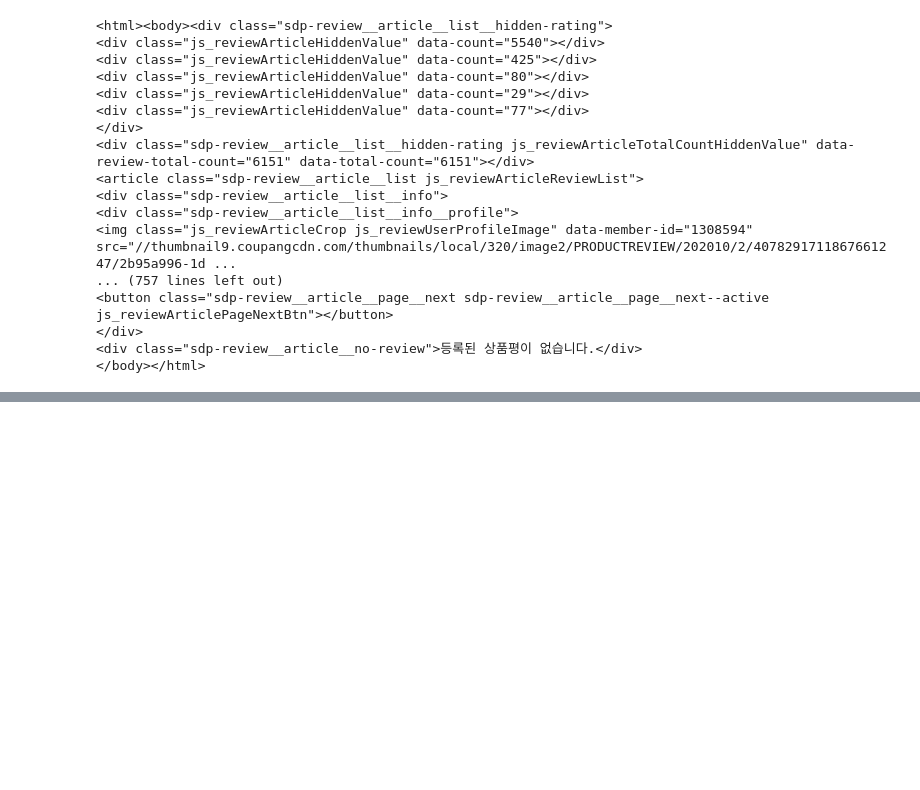
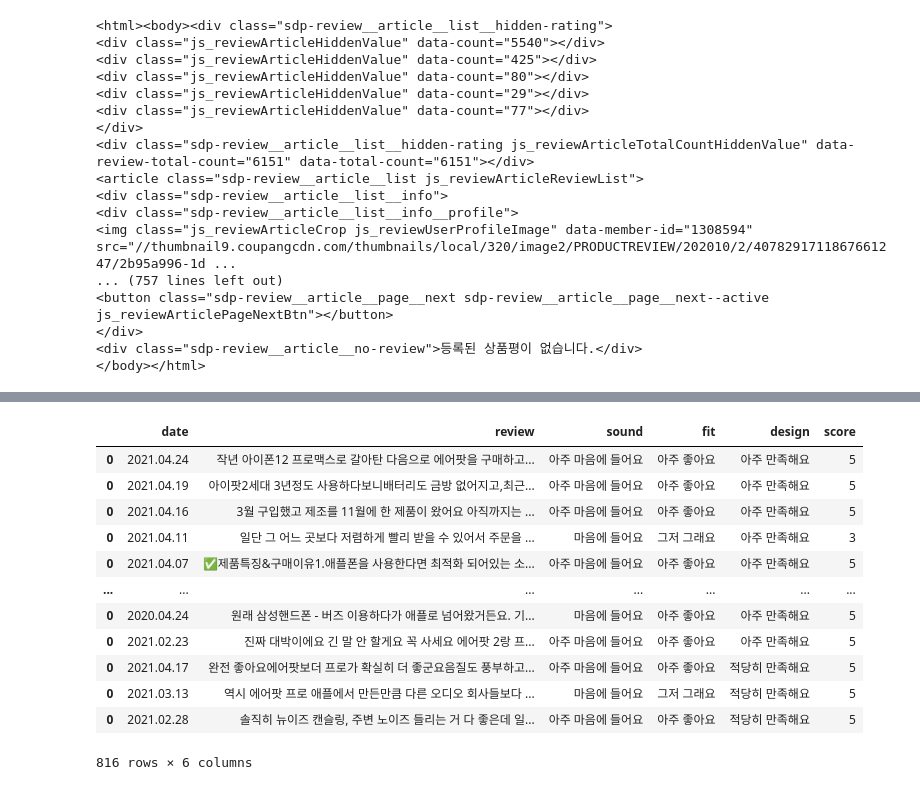
Before and after one commit to kkh9198/TIL, a Jupyter notebook: url로 쿠팡.ipynb, the cells around one changed output, grey strips where cells are left out. Drawn from its saved outputs; the diff is of its cells as text; code cells hidden in the pictures; blank space fills up the shorter version.

```diff
--- a/url로 쿠팡.ipynb
+++ b/url로 쿠팡.ipynb
@@ -78,0 +112,34 @@ pd.DataFrame(data)
+# %%
+result=pd.DataFrame(result)
+data=pd.DataFrame(data)
+# %%
+url_1="https://www.coupang.com/vp/product/reviews?productId=332473915&page="
+url_2="&size=5&sortBy=ORDER_SCORE_ASC&ratings=&q=&viRoleCode=3&ratingSummary=true"
+# %%
+
+for j in range(2000):
+    try:
+
+        url=url_1+str(j)+url_2
+        headers = {'user-agent': 'Mozilla/5.0 (Windows NT 10.0; Win64; x64) AppleWebKit/537.36 (KHTML, like Gecko) Chrome/88.0.4324.150 Safari/537.36'}
+        response = requests.get(url, headers=headers)
+        html = bs(response.text, "lxml")
+        review = html.find_all("div", {"class": "sdp-review__article__list__review__content js_reviewArticleContent"})
+        answer = html.find_all("div", {"class": "sdp-review__article__list__survey"})
+        date=html.find_all("div", {"class": "sdp-review__article__list__info__product-info__reg-date"})
+        score=html.find_all("div", {"class": "sdp-review__article__list__info__product-info__star-orange js_reviewArticleRatingValue"})
+        for i in range(5):
+
+            a=date[i].get_text().replace('\n','').strip()
+            b=review[i].get_text().replace('\n','').strip()
+            ans_sound=answer[i].get_text().replace('\n','').strip().replace('디자인','').replace('착용감','-').replace('음질','-').split('-')[0]
+            ans_fit=answer[i].get_text().replace('\n','').strip().replace('디자인','').replace('착용감','-').replace('음질','-').split('-')[1]
+            ans_design=answer[i].get_text().replace('\n','').strip().replace('디자인','').replace('착용감','-').replace('음질','-').split('-')[2]
+            star=score[i].get("data-rating")
+
+
+            data={'date':[a],'review':[b],'sound':[ans_sound],'fit':[ans_fit],'design':[ans_design],'score':[star]}
+            data=pd.DataFrame.from_dict(data)
+            result=pd.concat([result,data])
+    except IndexError:
+            pass
@@ -78,0 +148,2 @@ pd.DataFrame(data)
+# %%
+result=result.drop_duplicates()
@@ -78,0 +166,16 @@ pd.DataFrame(data)
+# %%
+result
+# %% [output]
+|  | date | review | sound | fit | design | score |
+| 0 | 2021.04.24 | 작년 아이폰12 프로맥스로 갈아탄 다음으로 에어팟을 구매하고... | 아주 마음에 들어요 | 아주 좋아요 | 아주 만족해요 | 5 |
+| 0 | 2021.04.19 | 아이팟2세대 3년정도 사용하다보니배터리도 금방 없어지고,최근... | 아주 마음에 들어요 | 아주 좋아요 | 아주 만족해요 | 5 |
+| 0 | 2021.04.16 | 3월 구입했고 제조를 11월에 한 제품이 왔어요 아직까지는 ... | 아주 마음에 들어요 | 아주 좋아요 | 아주 만족해요 | 5 |
+| 0 | 2021.04.11 | 일단 그 어느 곳보다 저렴하게 빨리 받을 수 있어서 주문을 ... | 마음에 들어요 | 그저 그래요 | 아주 만족해요 | 3 |
+| 0 | 2021.04.07 | ✅제품특징&구매이유1.애플폰을 사용한다면 최적화 되어있는 소... | 아주 마음에 들어요 | 아주 좋아요 | 아주 만족해요 | 5 |
+| ... | ... | ... | ... | ... | ... | ... |
+| 0 | 2020.04.24 | 원래 삼성핸드폰 - 버즈 이용하다가 애플로 넘어왔거든요. 기... | 마음에 들어요 | 아주 좋아요 | 아주 만족해요 | 5 |
+| 0 | 2021.02.23 | 진짜 대박이에요 긴 말 안 할게요 꼭 사세요 에어팟 2랑 프... | 아주 마음에 들어요 | 아주 좋아요 | 아주 만족해요 | 5 |
+| 0 | 2021.04.17 | 완전 좋아요에어팟보더 프로가 확실히 더 좋군요음질도 풍부하고... | 아주 마음에 들어요 | 아주 좋아요 | 적당히 만족해요 | 5 |
+| 0 | 2021.03.13 | 역시 에어팟 프로 애플에서 만든만큼 다른 오디오 회사들보다 ... | 마음에 들어요 | 그저 그래요 | 적당히 만족해요 | 5 |
+| 0 | 2021.02.28 | 솔직히 뉴이즈 캔슬링, 주변 노이즈 들리는 거 다 좋은데 일... | 아주 마음에 들어요 | 아주 좋아요 | 적당히 만족해요 | 5 |
+816 rows × 6 columns
```
Also changed, not shown: parts of 25 cells of this notebook.
